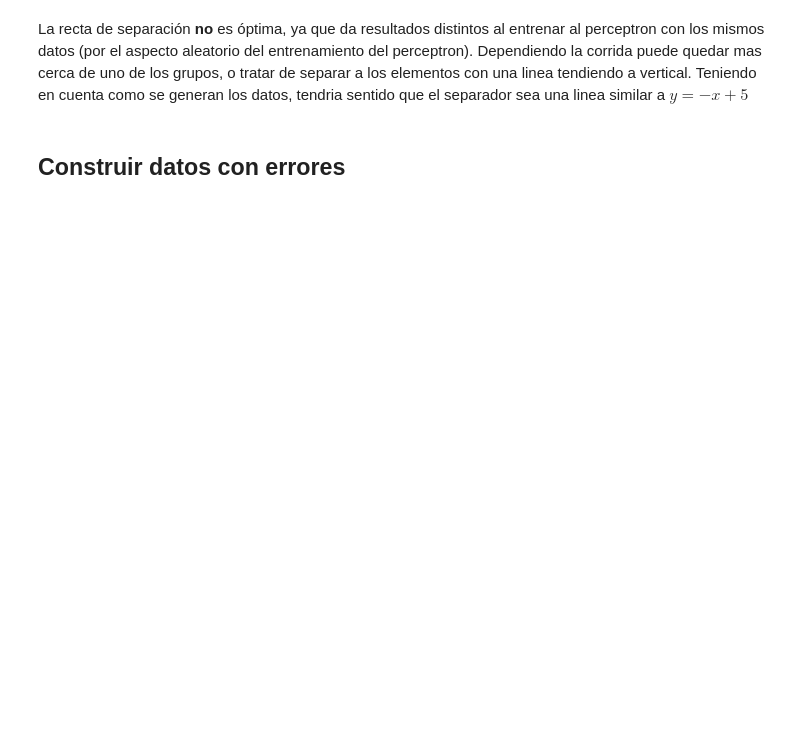
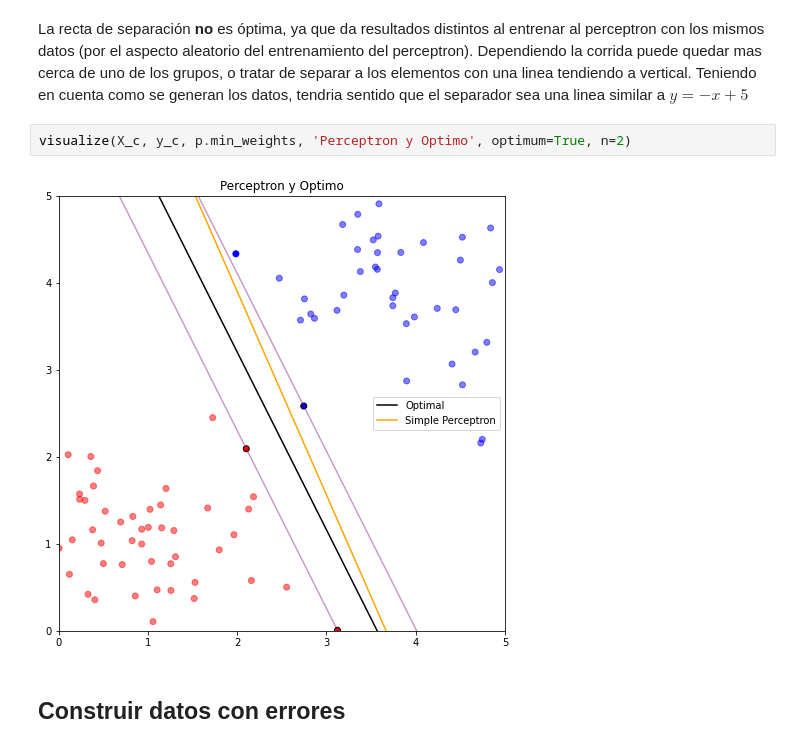
Before and after one commit to gsilvatici/MachineLearningStories, a Jupyter notebook: tp3/ej1.ipynb, the cells around one changed output. Drawn from its saved outputs; the diff is of its cells as text; blank space fills up the shorter version.

```diff
--- a/tp3/ej1.ipynb
+++ b/tp3/ej1.ipynb
@@ -62,5 +197,9 @@ Pesos que minimizan el error: [0.03382237796813856, 0.004663354390421995, -0.1]
 # %% [markdown]
 La recta de separación **no** es óptima, ya que da resultados distintos al entrenar al perceptron con los mismos datos (por el aspecto aleatorio del entrenamiento del perceptron). Dependiendo la corrida puede quedar mas cerca de uno de los grupos, o tratar de separar a los elementos con una linea tendiendo a vertical. Teniendo en cuenta como se generan los datos, tendria sentido que el separador sea una linea similar a $y=-x+5$
+# %%
+visualize(X_c, y_c, p.min_weights, 'Perceptron y Optimo', optimum=True, n=2)
+# %% [output]
+[figure, added]
 # %% [markdown]
 ## Construir datos con errores
 # %%
```
Also changed, not shown: parts of 17 cells of this notebook, 1 other file.
